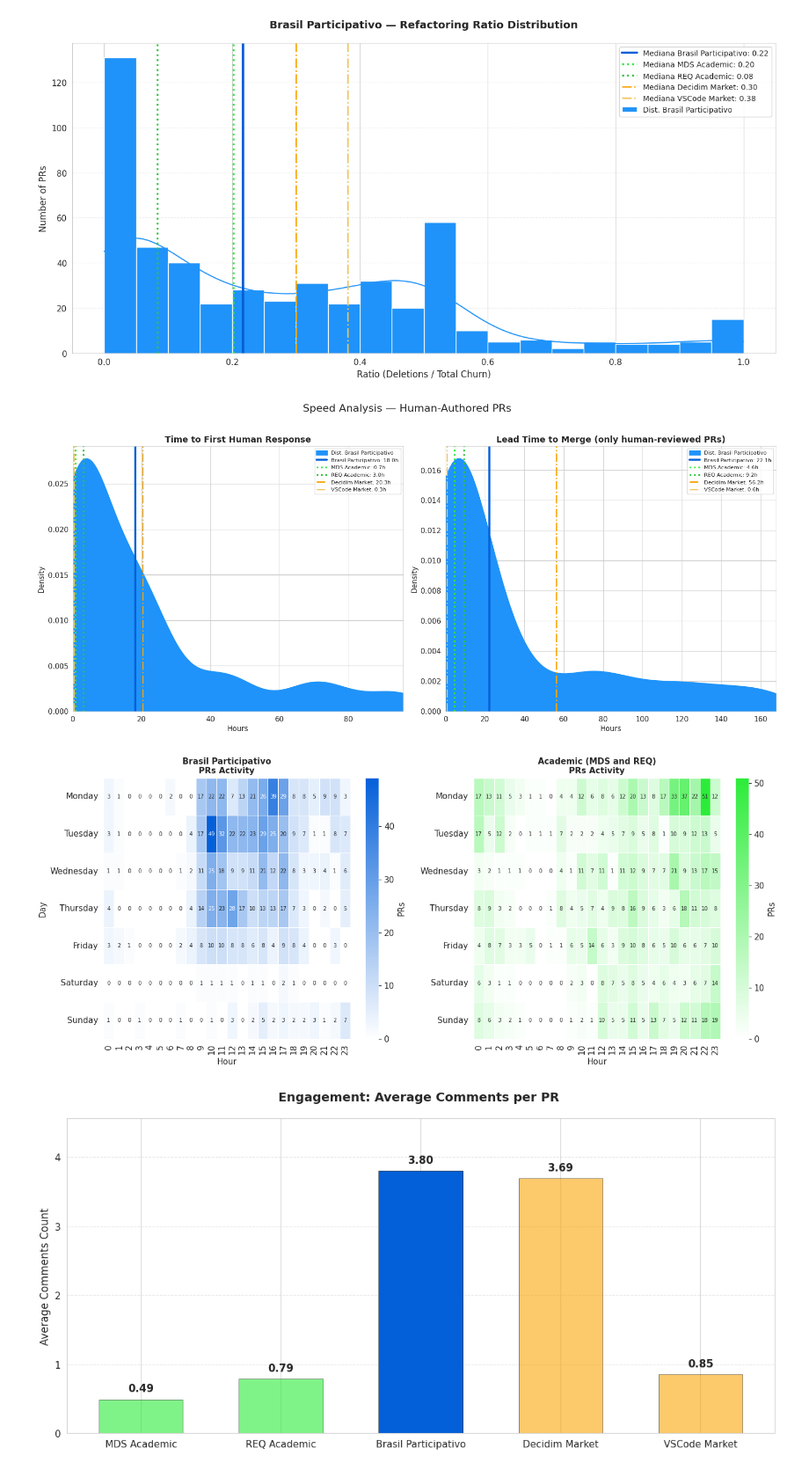
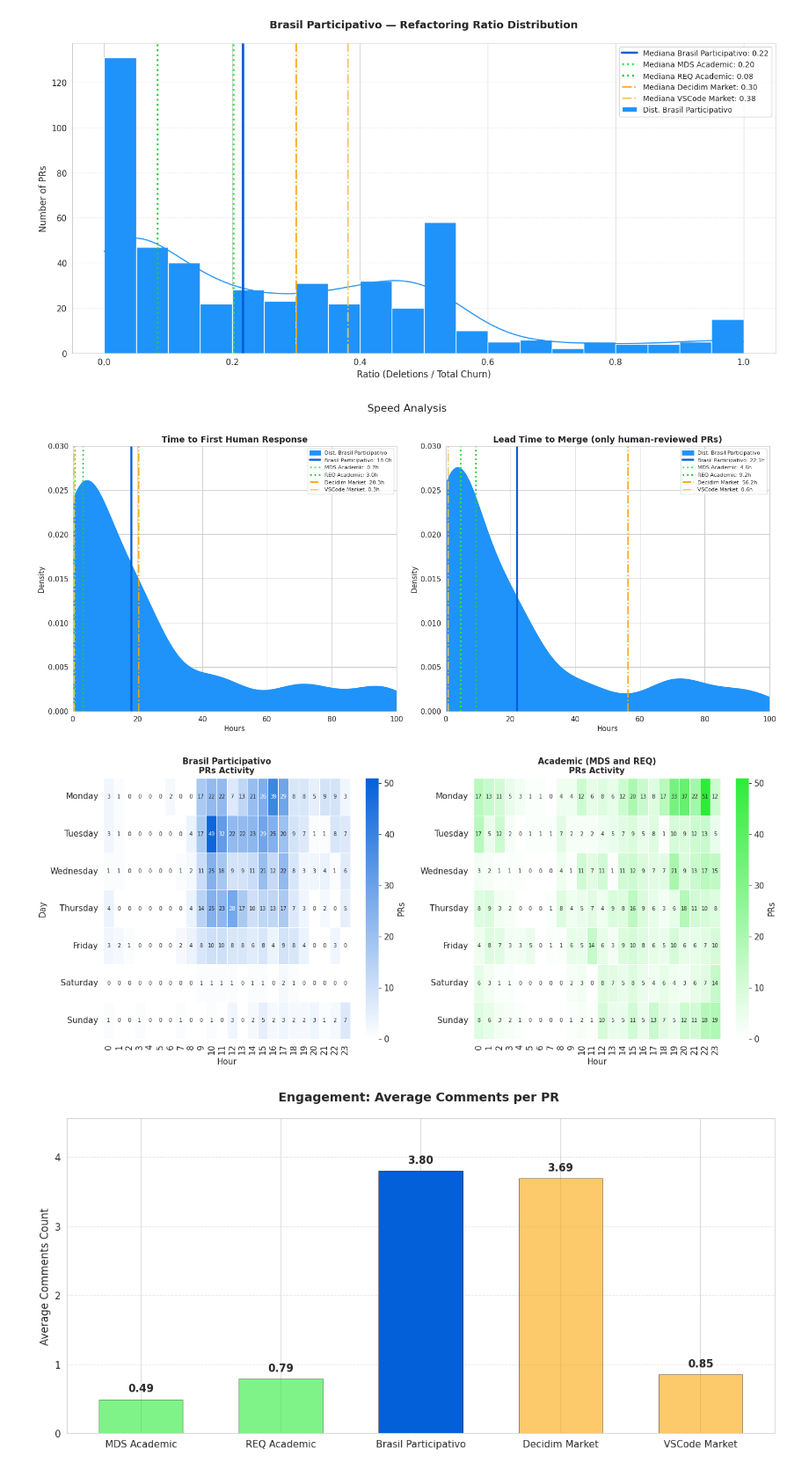
Before and after one commit to lablivre-unb/EbL_Over_PbL, a Jupyter notebook: metrics/notebooks/prs_viz_bp.ipynb, the cells around one changed output. Shown at 88% size. Drawn from its saved outputs; the diff is of its cells as text; code cells hidden in the pictures.

```diff
--- a/metrics/notebooks/prs_viz_bp.ipynb
+++ b/metrics/notebooks/prs_viz_bp.ipynb
@@ -191,8 +195,8 @@ def plot_review_speed_all_values(df_lab, df_mds, df_req, lab_label="BP", mds_lab
     comp_decidim = filter_merged_with_human_review(df_decidim_no_bots)
     comp_vscode = filter_merged_with_human_review(df_vscode_no_bots)
 
-    viz_resp_lab = resp_lab[resp_lab <= 96]
-    viz_comp_lab = comp_lab[comp_lab <= 168]
+    viz_resp_lab = resp_lab[resp_lab <= 100]
+    viz_comp_lab = comp_lab[comp_lab <= 100]
 
     fig, (ax1, ax2) = plt.subplots(1, 2, figsize=(16, 7))
 
@@ -208,37 +212,43 @@ def plot_review_speed_all_values(df_lab, df_mds, df_req, lab_label="BP", mds_lab
     ax1.axvline(med_resp_mds, color=DISC_PRIMARY, linewidth=2.5, linestyle=':', label=f'{mds_label}: {med_resp_mds:.1f}h')
     ax1.axvline(med_resp_req, color=DISC_LIGHT, linewidth=2.5, linestyle=':', label=f'{req_label}: {med_resp_req:.1f}h')
     ax1.axvline(med_resp_decidim, color=BENCH_PRIMARY, linewidth=2, linestyle='-.', label=f'{decidim_title}: {med_resp_decidim:.1f}h')
     ax1.axvline(med_resp_vscode, color=BENCH_MEDIUM, linewidth=2, linestyle='-.', label=f'{vscode_title}: {med_resp_vscode:.1f}h')
     ax1.set_title('Time to First Human Response', fontsize=13, fontweight='bold')
     ax1.set_xlabel('Hours')
-    ax1.set_xlim(0, 96)
+    ax1.set_xlim(0, 100)
     ax1.legend(fontsize=8)
 
     sns.kdeplot(viz_comp_lab, fill=True, color=BP_LIGHT, alpha=1.0, linewidth=2, ax=ax2, label=f'Dist. {lab_label}')
 
     med_comp_lab = comp_lab.median()
     med_comp_mds = comp_mds.median()
     med_comp_req = comp_req.median()
     med_comp_decidim = comp_decidim.median()
     med_comp_vscode = comp_vscode.median()
 
     ax2.axvline(med_comp_lab, color=BP_PRIMARY, linewidth=3, label=f'{lab_label}: {med_comp_lab:.1f}h')
     ax2.axvline(med_comp_mds, color=DISC_PRIMARY, linewidth=2.5, linestyle=':', label=f'{mds_label}: {med_comp_mds:.1f}h')
     ax2.axvline(med_comp_req, color=DISC_LIGHT, linewidth=2.5, linestyle=':', label=f'{req_label}: {med_comp_req:.1f}h')
     ax2.axvline(med_comp_decidim, color=BENCH_PRIMARY, linewidth=2, linestyle='-.', label=f'{decidim_title}: {med_comp_decidim:.1f}h')
     ax2.axvline(med_comp_vscode, color=BENCH_MEDIUM, linewidth=2, linestyle='-.', label=f'{vscode_title}: {med_comp_vscode:.1f}h')
     ax2.set_title('Lead Time to Merge (only human-reviewed PRs)', fontsize=13, fontweight='bold')
     ax2.set_xlabel('Hours')
-    ax2.set_xlim(0, 168)
+    ax2.set_xlim(0, 100)
     ax2.legend(fontsize=8)
 
-    plt.suptitle("Speed Analysis — Human-Authored PRs", fontsize=16, y=1.02)
+    max_y = max(ax1.get_ylim()[1], ax2.get_ylim()[1])
+    ax1.set_ylim(0, max_y)
+    ax2.set_ylim(0, max_y)
+    ax1.set_yticks(np.arange(0, max_y + 0.005, 0.005))
+    ax2.set_yticks(np.arange(0, max_y + 0.005, 0.005))
+
+    plt.suptitle("Speed Analysis", fontsize=16, y=1.02)
     plt.tight_layout()
     plt.show()
 
 plot_review_speed_all_values(df_no_bots, df_mds_no_bots, df_req_no_bots, lab_label=org_title, mds_label=mds_title, req_label=req_title)
 # %% [output]
-[figure, old version]
+[figure, new version]
 # %%
 def plot_activity_heatmaps_comparison(df_bp, df_mds, df_req):
     def prepare_data(data):
@@ -283,12 +293,17 @@ def plot_activity_heatmaps_comparison(df_bp, df_mds, df_req):
     df_req = prepare_data(df_req)
     df_academic = pd.concat([df_mds, df_req])
 
+    heatmap_bp = get_combined_heatmap_data(df_bp)
+    heatmap_academic = get_combined_heatmap_data(df_academic)
+
+    vmax = max(heatmap_bp.max().max(), heatmap_academic.max().max())
+
     fig, axes = plt.subplots(1, 2, figsize=(14, 6))
 
-    sns.heatmap(get_combined_heatmap_data(df_bp), cmap=cmap_bp, annot=True, fmt='d', linewidths=.5, ax=axes[0], cbar_kws={'label': 'PRs'}, annot_kws={'size': 7})
+    sns.heatmap(heatmap_bp, cmap=cmap_bp, annot=True, fmt='d', linewidths=.5, ax=axes[0], cbar_kws={'label': 'PRs'}, annot_kws={'size': 7}, vmin=0, vmax=vmax)
     axes[0].set_title(f'{org_title}\nPRs Activity', fontsize=11, fontweight='bold')
 
-    sns.heatmap(get_combined_heatmap_data(df_academic), cmap=cmap_academic, annot=True, fmt='d', linewidths=.5, ax=axes[1], cbar_kws={'label': 'PRs'}, annot_kws={'size': 7})
+    sns.heatmap(heatmap_academic, cmap=cmap_academic, annot=True, fmt='d', linewidths=.5, ax=axes[1], cbar_kws={'label': 'PRs'}, annot_kws={'size': 7}, vmin=0, vmax=vmax)
     axes[1].set_title('Academic (MDS and REQ)\nPRs Activity', fontsize=11, fontweight='bold')
 
     for ax in axes.flat:
@@ -301,7 +316,7 @@ def plot_activity_heatmaps_comparison(df_bp, df_mds, df_req):
 
 plot_activity_heatmaps_comparison(df_no_bots, df_mds_no_bots, df_req_no_bots)
 # %% [output]
-[figure, old version]
+[figure, new version]
 # %%
 avg_comments_bp = df_no_bots['comments'].mean()
 avg_comments_mds = df_mds_no_bots['comments'].mean()
```
Also changed, not shown: parts of 1 cell of this notebook.
